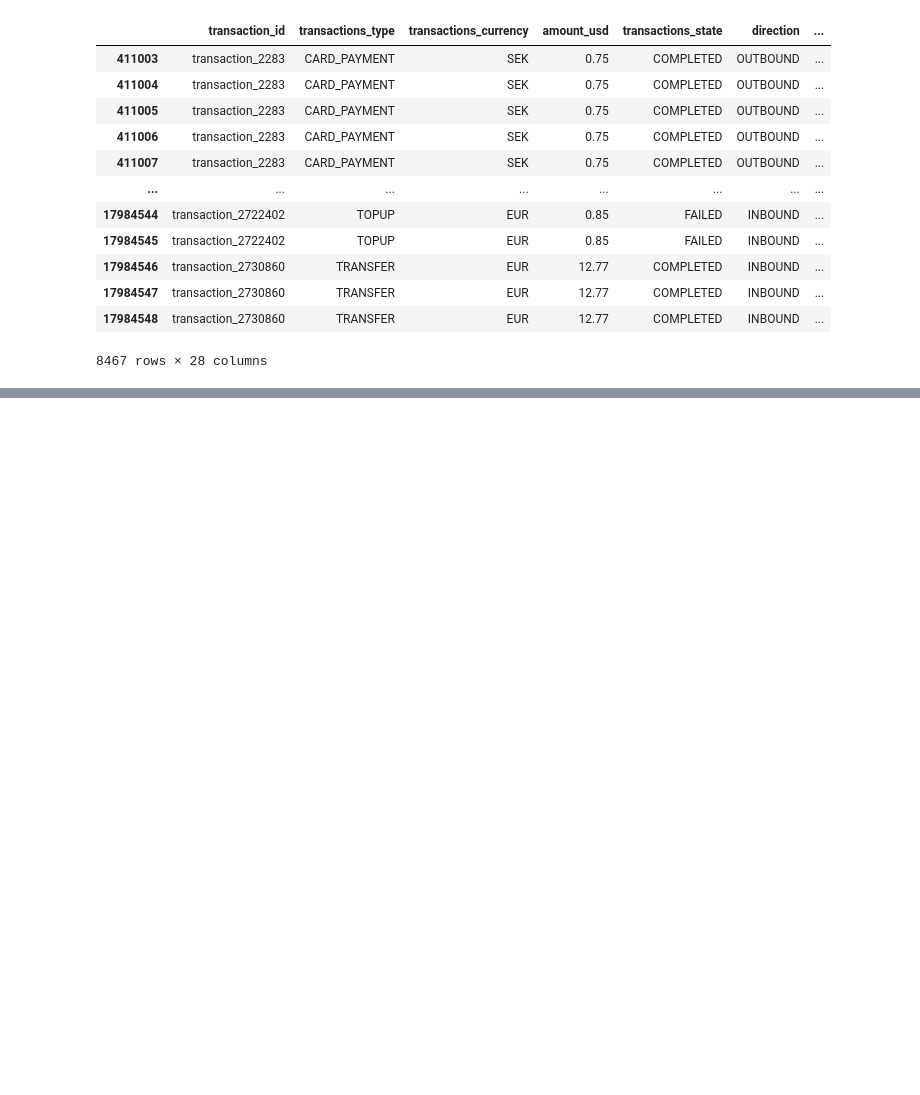
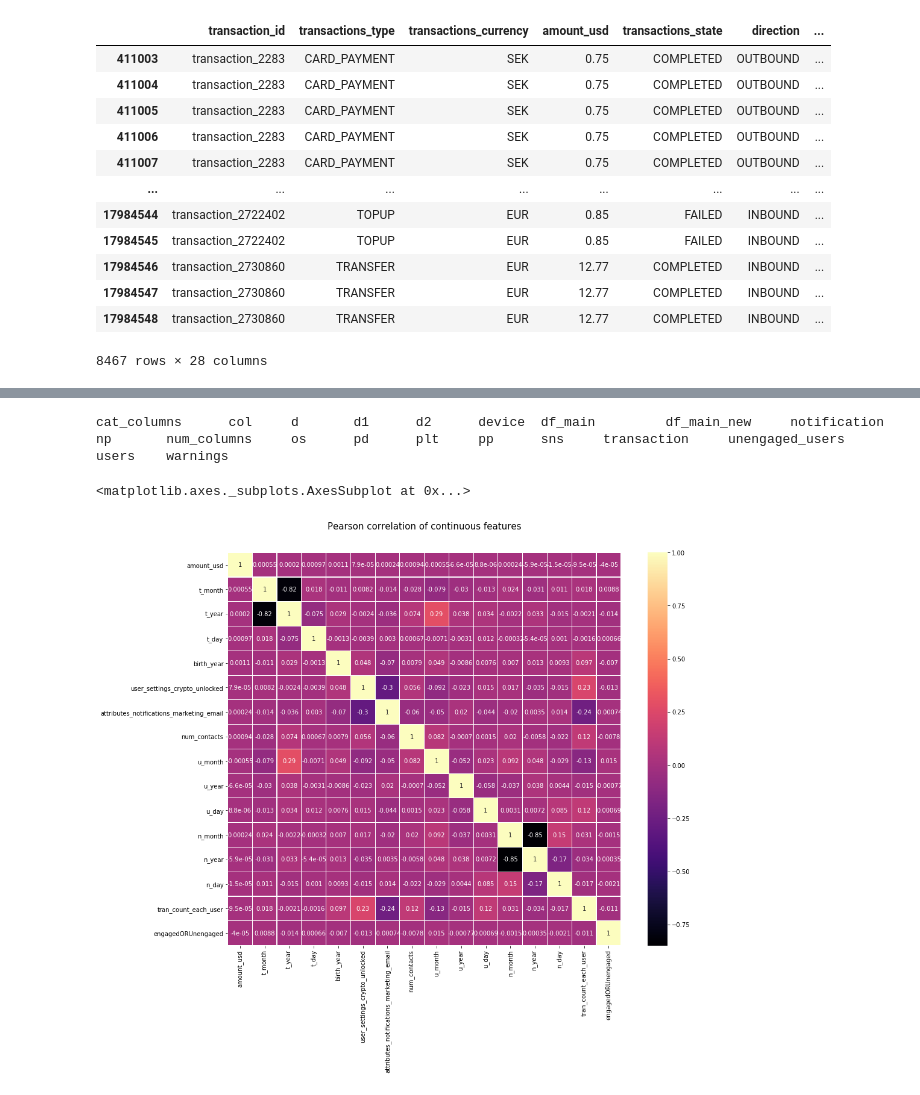
Before and after one commit to Rakesh2711/Revoultbankexam, a Jupyter notebook: Revoult_Exam.ipynb, the cells around one changed output, grey strips where cells are left out. Cells and saved outputs as stored; diff of their text form; code cells hidden in the pictures; blank space fills up the shorter version.

```diff
--- a/Revoult_Exam.ipynb
+++ b/Revoult_Exam.ipynb
@@ -604,10 +534,10 @@ plt.show()
 # %%
 # Per Year user creations,user notifications ,user transactions
-sns.set_style('dark')
-mylevels = ['u_year','n_year','t_year']
-plt.hist([df_main['u_year'],df_main['n_year'],df_main['t_year']],stacked=True,bins=2,rwidth=1,label=mylevels)
-plt.legend()
-# plt.xlim('2018','2019')
-plt.show()
+# plt.rcParams['figure.figsize']=6,3
+# sns.set_style('dark')
+# mylevels = ['u_year','n_year','t_year']
+# plt.hist([df_main['u_year'],df_main['n_year'],df_main['t_year']],stacked=True,bins=2,rwidth=1,label=mylevels)
+# plt.legend()
+# plt.show()
 
 # We can see we dnt have the data in 2019 which have users created
@@ -616,8 +544,8 @@ plt.show()
 # %%
-# Per Day user creations,user notifications ,user transactions
-plt.rcParams['figure.figsize']=15,8
-sns.set_style('dark')
-mylevels = ['u_day','n_day','t_day']
-plt.hist([df_main['u_day'],df_main['n_day'],df_main['t_day']],stacked=True,bins=31,rwidth=1,label=mylevels)
-plt.legend()
-plt.show()
+# # Per Day user creations,user notifications ,user transactions
+# plt.rcParams['figure.figsize']=15,8
+# sns.set_style('dark')
+# mylevels = ['u_day','n_day','t_day']
+# plt.hist([df_main['u_day'],df_main['n_day'],df_main['t_day']],stacked=True,bins=31,rwidth=1,label=mylevels, color = ["lightpink",'orange','skyblue'])
+# plt.legend()
+# plt.show()
@@ -857,0 +757,6 @@ df_untouced = df_main_new
+# %%
+who
+# %% [output]
+cat_columns      col     d       d1      d2      device  df_main         df_main_new     notification
+np       num_columns     os      pd      plt     pp      sns     transaction     unengaged_users
+users    warnings
@@ -858,3 +771,14 @@ df_untouced = df_main_new
+# %%
+#Checking the correlation of each variables
+
+colormap = plt.cm.magma
+plt.figure(figsize=(16,12))
+plt.title('Pearson correlation of continuous features', y=1.05, size=15)
+sns.heatmap(df_main_new.corr(),linewidths=0.1,vmax=1.0, square=True,
+            cmap=colormap, linecolor='white', annot=True)
+# %% [output]
+<matplotlib.axes._subplots.AxesSubplot at 0x...>
+[figure, added]
 # %%
 df_main_new.head()
 # %% [output]
```
Also changed, not shown: parts of 66 cells of this notebook.
